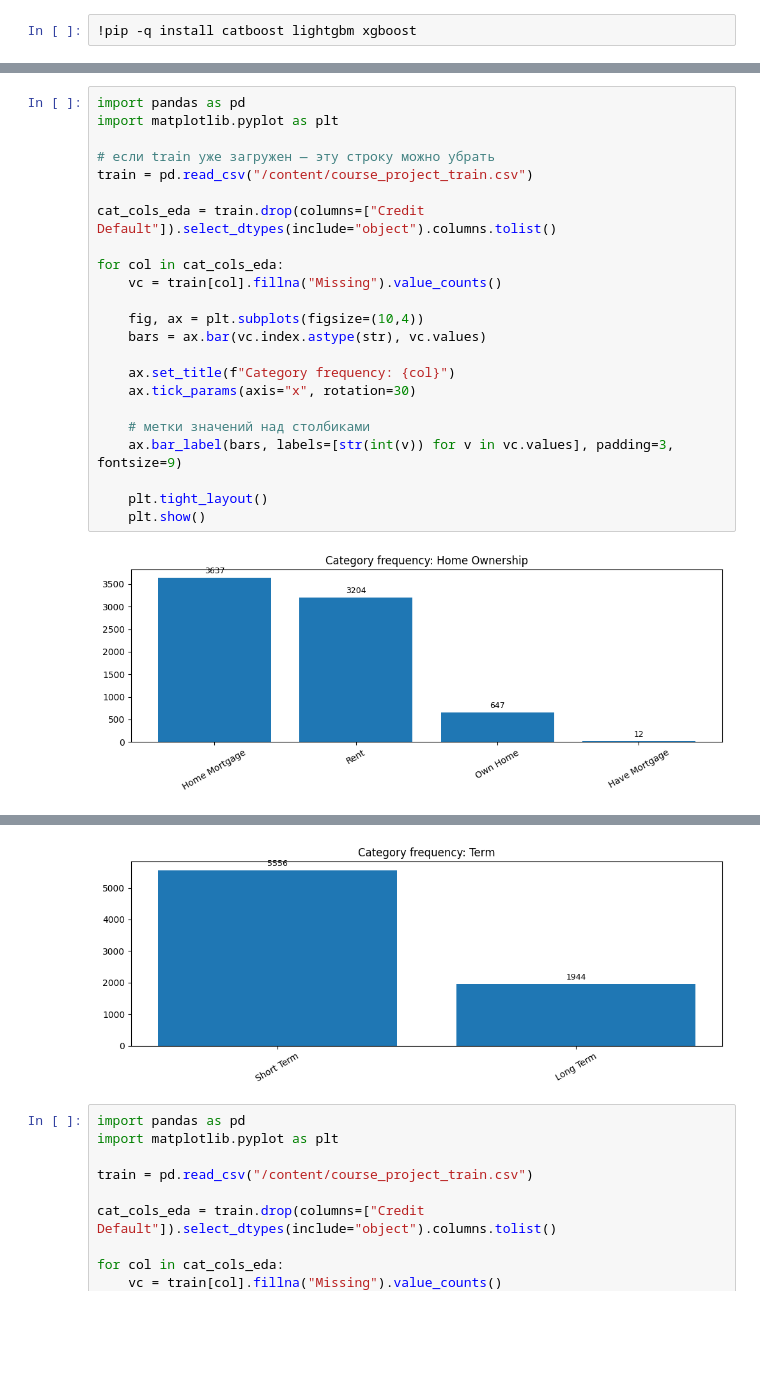
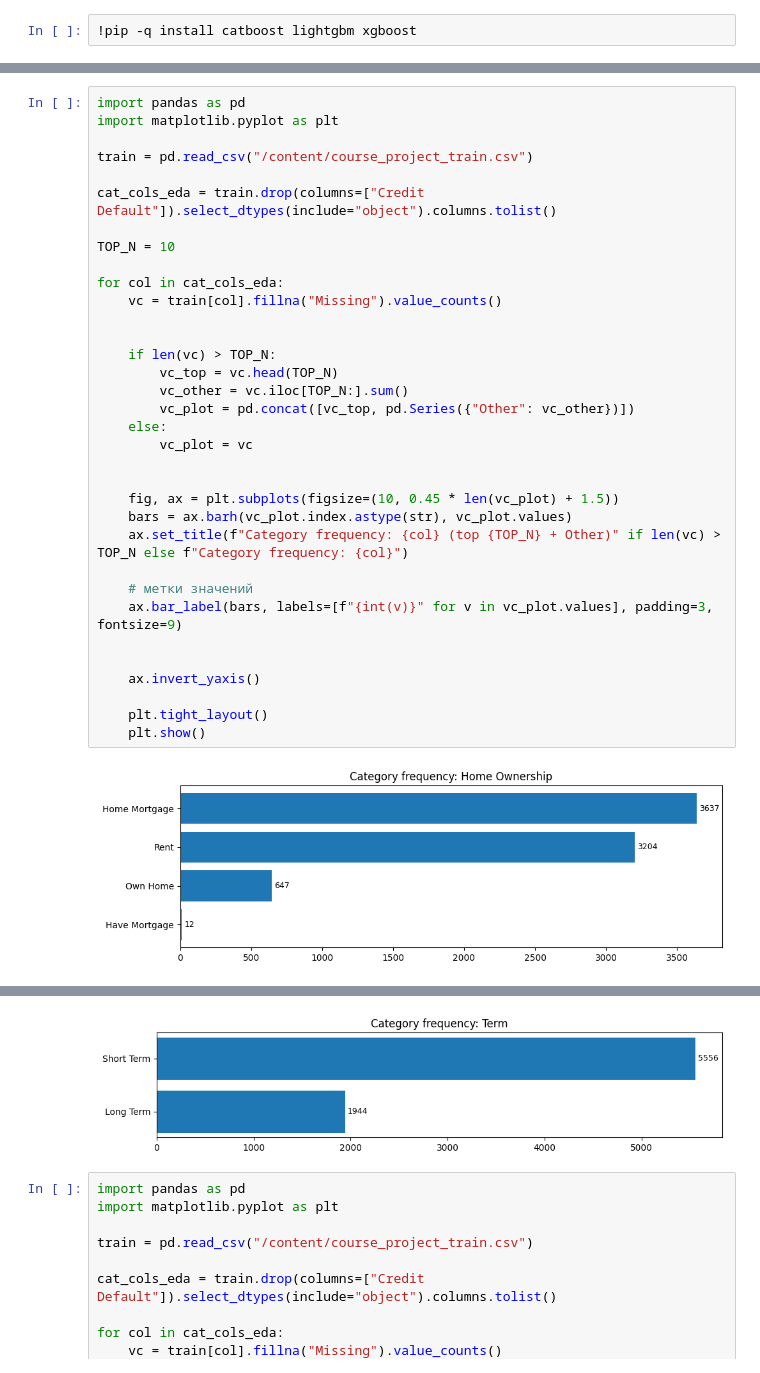
Before and after one commit to BorgunKsenia/HW_DT_GB_CreditDefault, a Jupyter notebook: HW_DT_GB.ipynb, the cells around one changed output, grey strips where cells are left out. Drawn from its saved outputs; the diff is of its cells as text; blank space fills up the shorter version.

```diff
--- a/HW_DT_GB.ipynb
+++ b/HW_DT_GB.ipynb
@@ -66,25 +66,36 @@ Numeric describe:
 # %%
 import pandas as pd
 import matplotlib.pyplot as plt
 
-# если train уже загружен — эту строку можно убрать
 train = pd.read_csv("/content/course_project_train.csv")
 
 cat_cols_eda = train.drop(columns=["Credit Default"]).select_dtypes(include="object").columns.tolist()
 
+TOP_N = 10
+
 for col in cat_cols_eda:
     vc = train[col].fillna("Missing").value_counts()
 
-    fig, ax = plt.subplots(figsize=(10,4))
-    bars = ax.bar(vc.index.astype(str), vc.values)
 
-    ax.set_title(f"Category frequency: {col}")
-    ax.tick_params(axis="x", rotation=30)
+    if len(vc) > TOP_N:
+        vc_top = vc.head(TOP_N)
+        vc_other = vc.iloc[TOP_N:].sum()
+        vc_plot = pd.concat([vc_top, pd.Series({"Other": vc_other})])
+    else:
+        vc_plot = vc
 
-    # метки значений над столбиками
-    ax.bar_label(bars, labels=[str(int(v)) for v in vc.values], padding=3, fontsize=9)
+
+    fig, ax = plt.subplots(figsize=(10, 0.45 * len(vc_plot) + 1.5))
+    bars = ax.barh(vc_plot.index.astype(str), vc_plot.values)
+    ax.set_title(f"Category frequency: {col} (top {TOP_N} + Other)" if len(vc) > TOP_N else f"Category frequency: {col}")
+
+    # метки значений
+    ax.bar_label(bars, labels=[f"{int(v)}" for v in vc_plot.values], padding=3, fontsize=9)
+
+
+    ax.invert_yaxis()
 
     plt.tight_layout()
     plt.show()
 # %% [output]
-[figure, old version]
+[figure, new version]
@@ -93,4 +104,4 @@ for col in cat_cols_eda:
-[figure, old version]
+[figure, new version]
 # %%
 import pandas as pd
 import matplotlib.pyplot as plt
```
Also changed, not shown: parts of 1 cell of this notebook.
